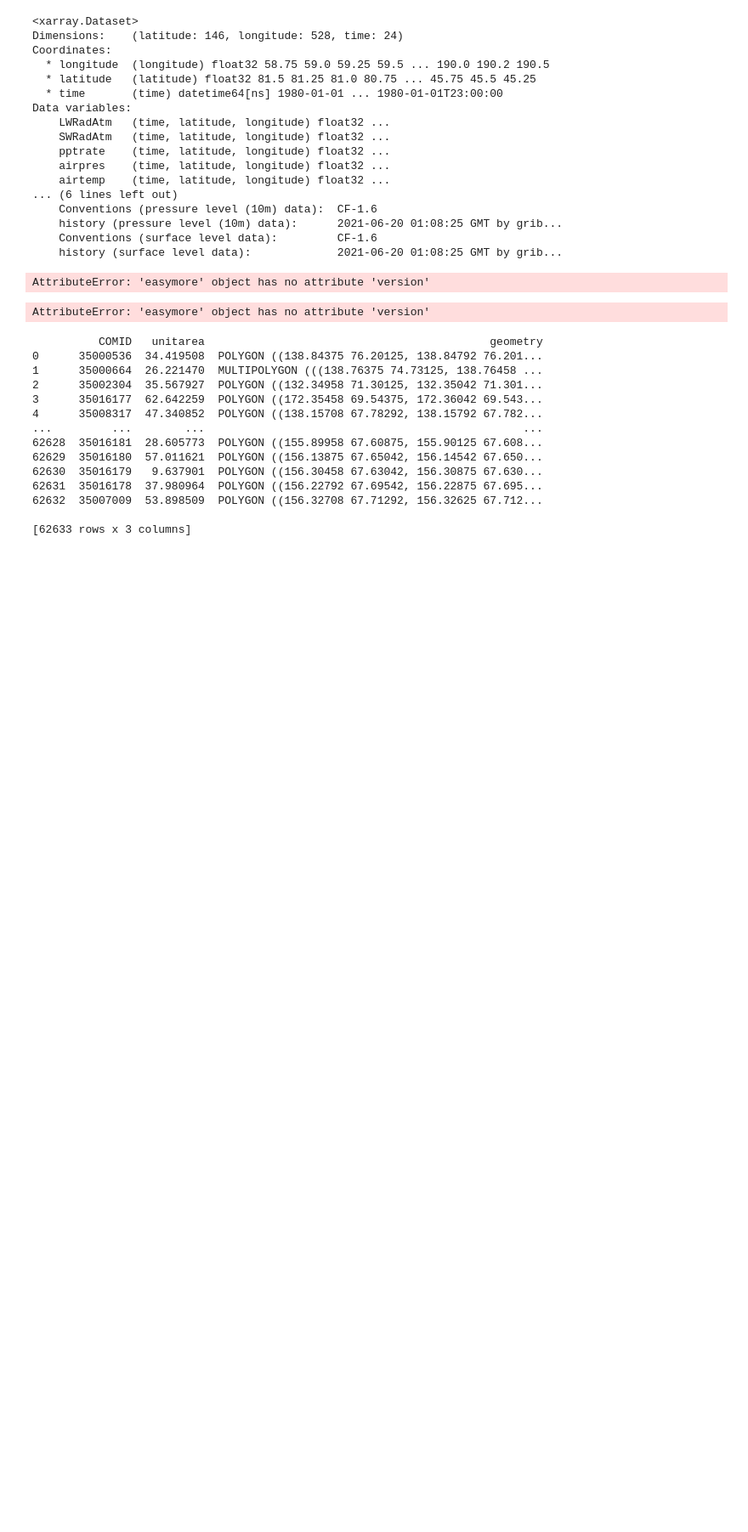
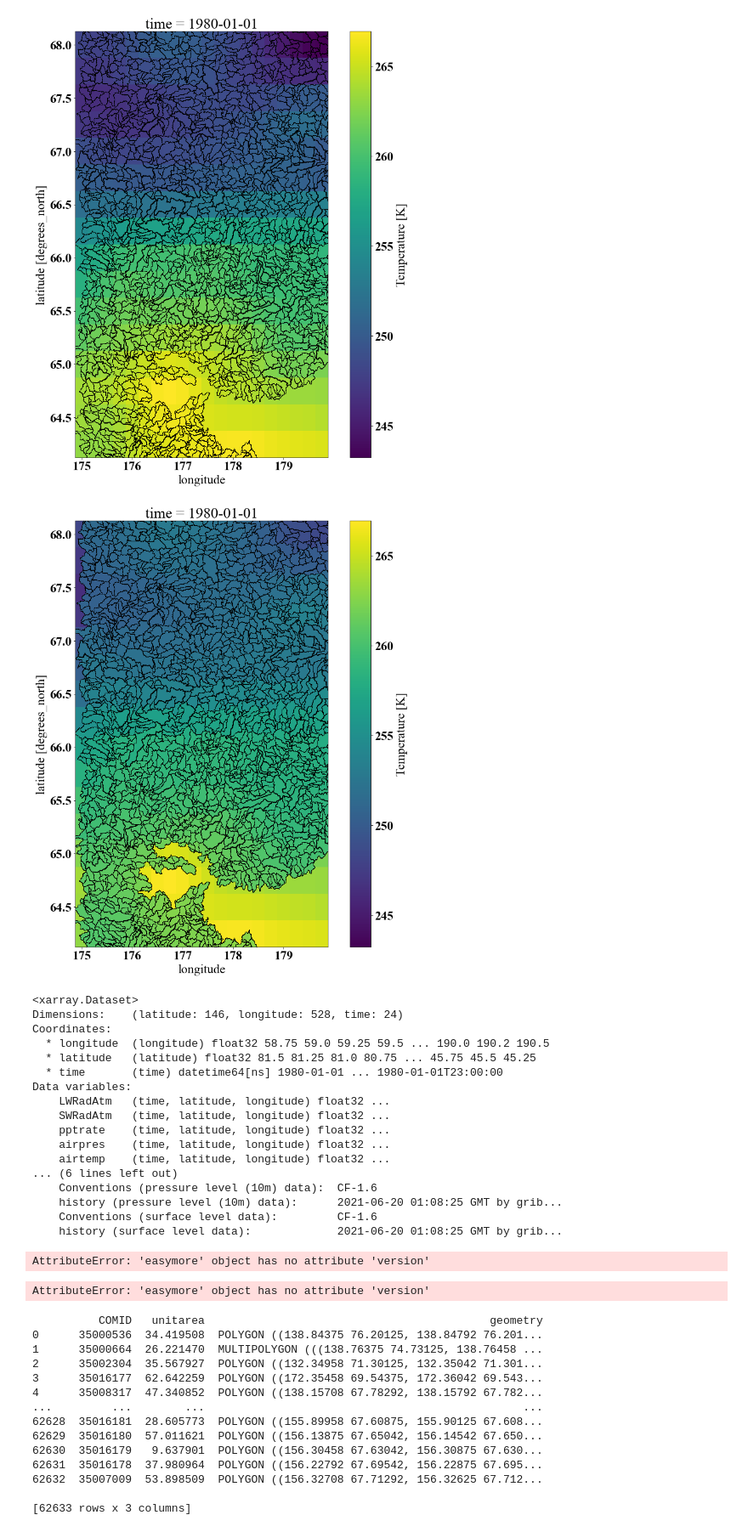
Before and after one commit to ShervanGharari/EASYMORE, a Jupyter notebook: examples/Untitled.ipynb, the cells around one changed output. Shown at 85% size. Drawn from its saved outputs; the diff is of its cells as text; code cells hidden in the pictures; blank space fills up the shorter version.

```diff
--- a/examples/Untitled.ipynb
+++ b/examples/Untitled.ipynb
@@ -35,7 +35,7 @@ esmr.format_list              = ['f4']
 # if one value provided it will be expanded to other variables
 esmr.fill_value_list          = ['-9999.00']
 # if required that the remapped values to be saved as csv as well
-esmr.save_csv                 = True
+#esmr.save_csv                 = True
 # if uncommented EASYMORE will use this and skip GIS tasks
 esmr.remap_csv                = '../temporary/North_Asia_remapping.csv'
 
@@ -82,8 +81,12 @@ shp_target = gpd.read_file(esmr.target_shp) # load the target shapefile
 nc_name = sorted(glob.glob(esmr.source_nc))
 ds_source = xr.open_dataset(nc_name[0])
 # subset the region of interest:
-lat_lim = np.array([ 48.2 , 51.7 ]) # limit for lat
-lon_lim = np.array([ -116.5 , -110.5 ]) # limit for lon
+lat_lim = np.array([   60  ,   75.0 ]) # limit for lat
+lon_lim = np.array([  170  ,  190.5 ]) # limit for lon
+
+lat_lim = np.array([   64  ,   68.0 ]) # limit for lat
+lon_lim = np.array([  175  ,  180.0 ]) # limit for lon
+
 lats = np.array(ds_source.variables[esmr.var_lat][:] )
 lons = np.array(ds_source.variables[esmr.var_lon][:])
 lat_low = np.argmin( np.abs( lats - lat_lim[0] ) )
@@ -102,33 +105,36 @@ ds_source = ds_source.isel(latitude=np.arange(lat_low,lat_up))
 ds_source = ds_source.isel(longitude=np.arange(lon_low,lon_up))
 # plotting
 f, axes = plt.subplots(1,1,figsize=(15,15))
 ds_source.airtemp[0,:,:].plot( ax = axes)
 shp_target.geometry.boundary.plot(color=None,edgecolor='k',linewidth = 1, ax = axes)
 plt.savefig('../fig/Example1_A.png')
 
 # visualize the remapped netCDF for the first file, first time step
 # target nc file
 nc_names = sorted(glob.glob (esmr.output_dir + esmr.case_name + '*.nc'))
 ds       = xr.open_dataset(nc_names[0]) # the first netcdf file
 values   = ds.temperature [0,:] # the first time frame of the first
 IDs      = ds.ID [:] # get the ID
 # create a data frame for the model simulation
 df = pd.DataFrame()
 df ['value'] = values
 df ['ID_t']    = IDs  # .astype(int)
 df = df.sort_values (by = 'ID_t')
 # load the shape file target that is generated by EASYMORE (with consistent IDs)
 shp_target = gpd.read_file(esmr.temp_dir+ esmr.case_name + '_target_shapefile.shp') # load the target shapefile
 shp_target ['ID_t'] = shp_target ['ID_t'].astype(float)
 shp_target = shp_target.sort_values(by='ID_t')# sort on values
 shp_target = pd.merge_asof(shp_target, df, on='ID_t', direction='nearest')
 shp_target = shp_target.set_geometry('geometry') #bring back the geometry filed; pd to gpd
 # plotting
 f, axes = plt.subplots(1,1,figsize=(15,15))
 ds_source.airtemp[0,:,:].plot( ax = axes)
 ds_source.airtemp[0,:,:].plot( ax = axes, alpha = 1, add_colorbar=False)
 shp_target.plot(column= 'value', edgecolor='k',linewidth = 1, ax = axes )#, legend=True)
 plt.savefig('../fig/Example1_B.png')
+# %% [output]
+[figure, added]
+[figure, added]
 # %%
 # visualize the result
 import geopandas as gpd
```
Also changed, not shown: parts of 9 cells of this notebook, 2 other files.
